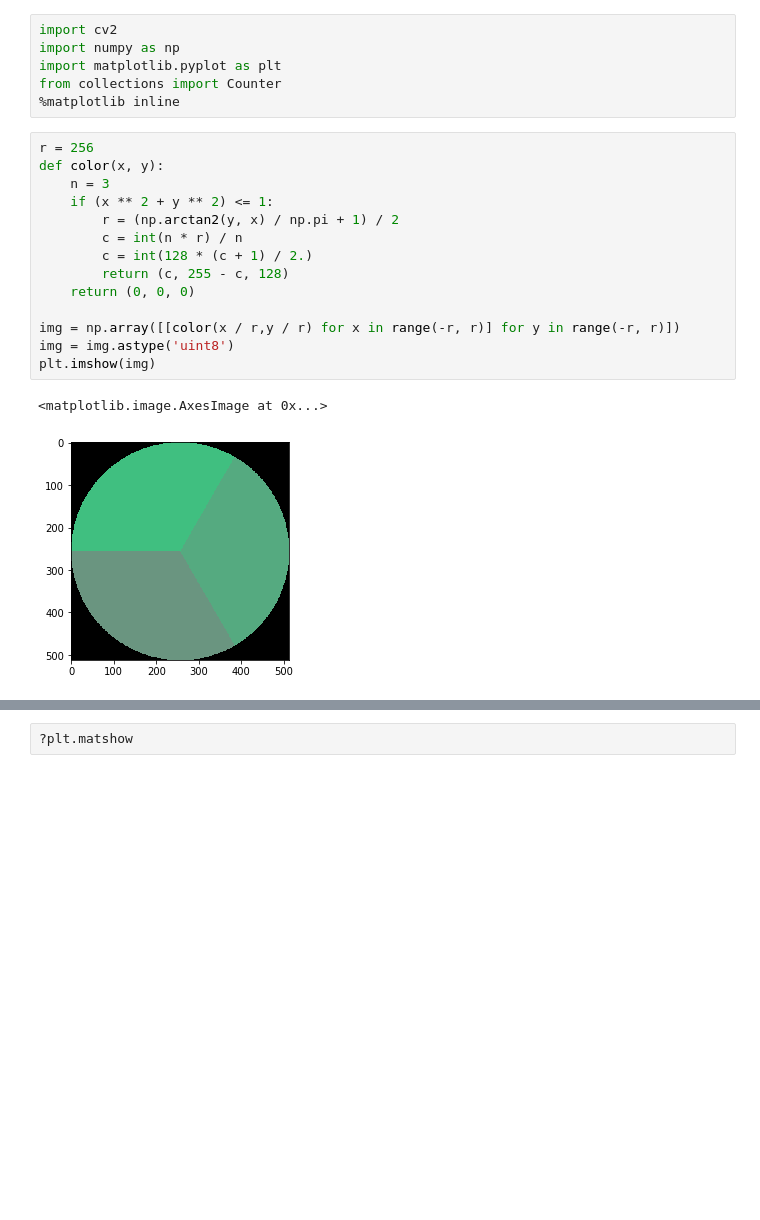
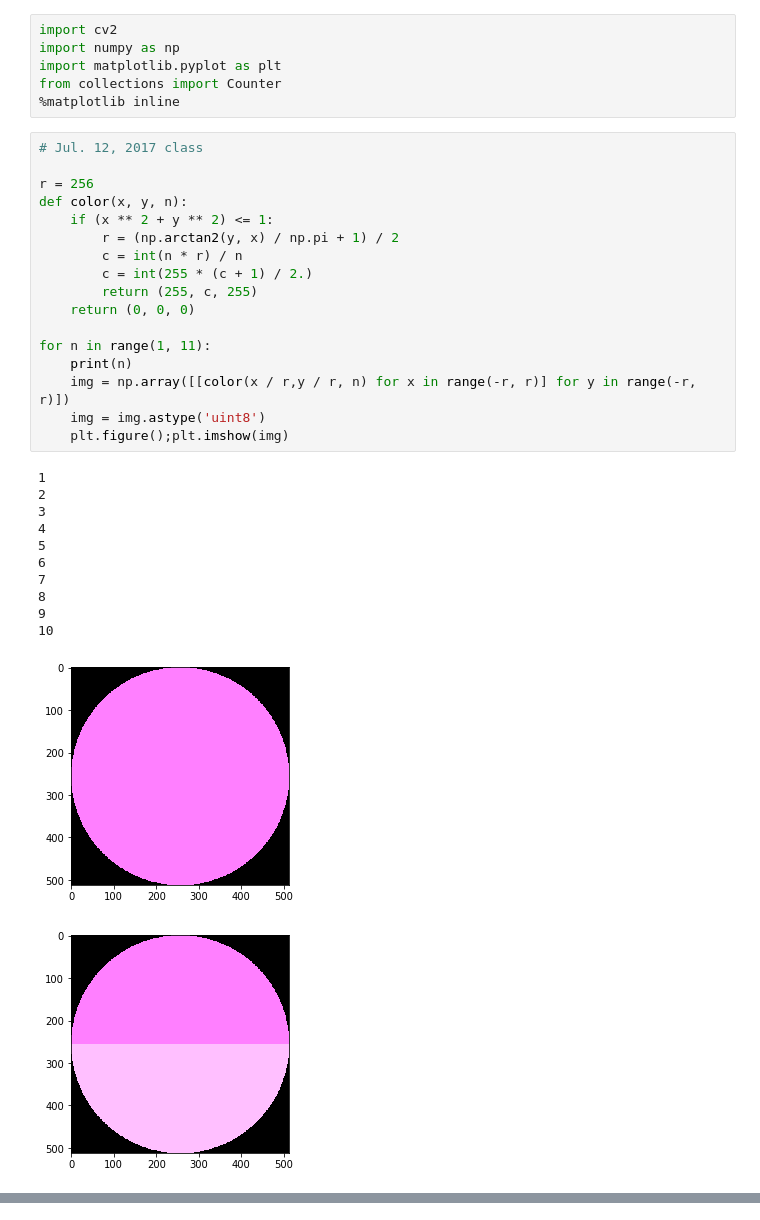
Before and after one commit to zsc/kid-programming, a Jupyter notebook: Sectors.ipynb, the cells around one changed output, grey strips where cells are left out. Saved outputs shown, nothing was run; the diff lists cells and outputs as text; blank space fills up the shorter version.

Commit message:
Draw a color rectangle.

```diff
--- a/Sectors.ipynb
+++ b/Sectors.ipynb
@@ -5,19 +5,32 @@ import matplotlib.pyplot as plt
 from collections import Counter
 %matplotlib inline
 # %%
+# Jul. 12, 2017 class
+
 r = 256
-def color(x, y):
-    n = 3
+def color(x, y, n):
     if (x ** 2 + y ** 2) <= 1:
         r = (np.arctan2(y, x) / np.pi + 1) / 2
         c = int(n * r) / n
-        c = int(128 * (c + 1) / 2.)
-        return (c, 255 - c, 128)
+        c = int(255 * (c + 1) / 2.)
+        return (255, c, 255)
     return (0, 0, 0)
 
-img = np.array([[color(x / r,y / r) for x in range(-r, r)] for y in range(-r, r)])
-img = img.astype('uint8')
-plt.imshow(img)
+for n in range(1, 11):
+    print(n)
+    img = np.array([[color(x / r,y / r, n) for x in range(-r, r)] for y in range(-r, r)])
+    img = img.astype('uint8')
+    plt.figure();plt.imshow(img)
 # %% [output]
-<matplotlib.image.AxesImage at 0x...>
+1
+2
+3
+4
+5
+6
+7
+8
+9
+10
-[figure, old version]
+[figure, new version]
+[figure, added]
@@ -24,2 +44,0 @@ plt.imshow(img)
-# %%
-?plt.matshow
```
Also changed, not shown: parts of 3 cells of this notebook.
